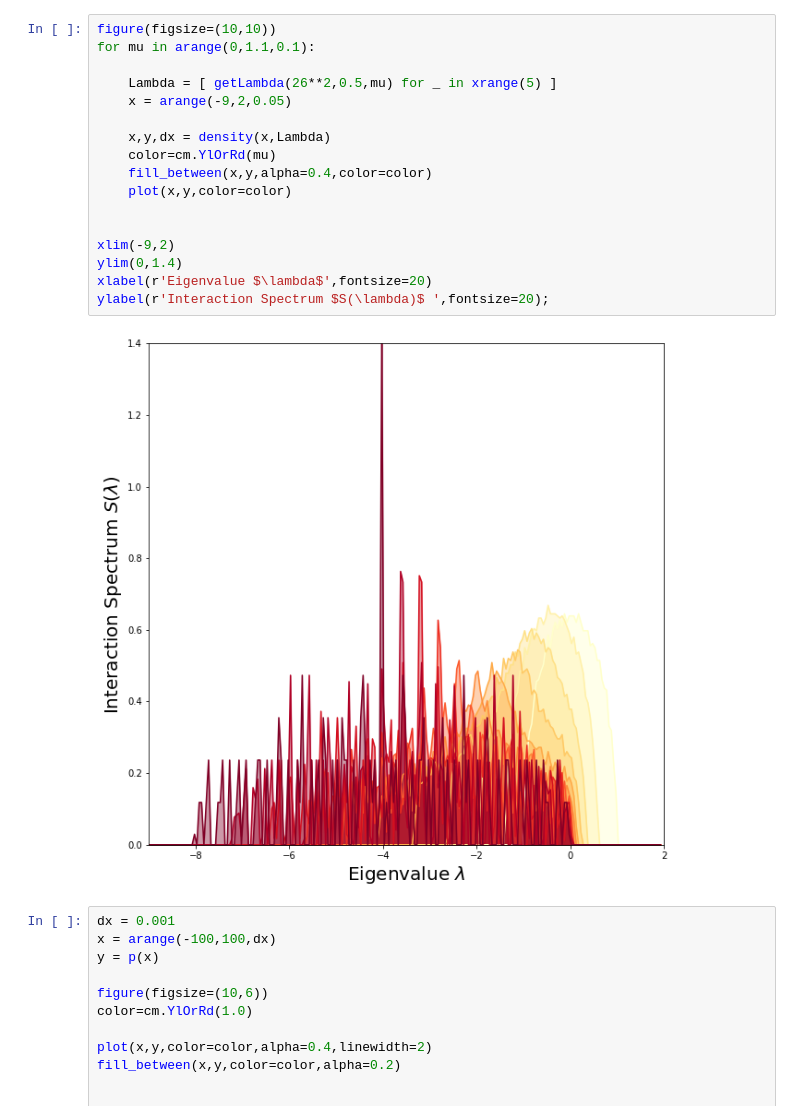
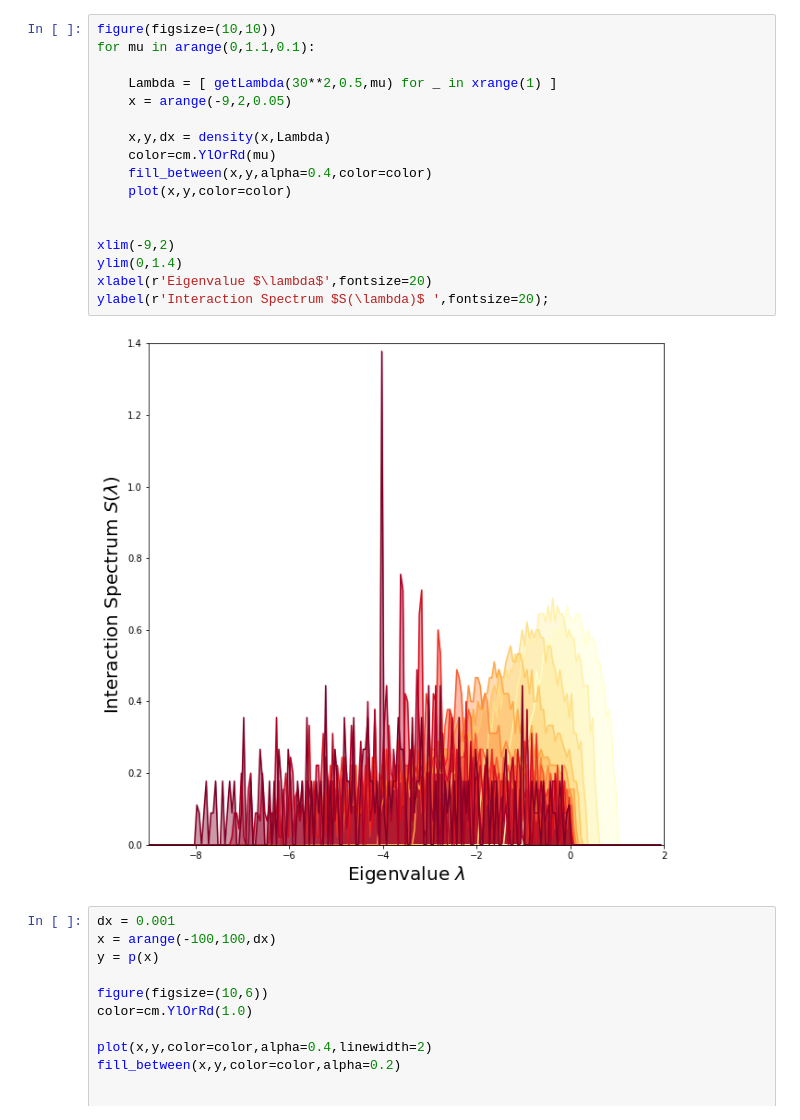
Before and after one commit to gszep/Equlibrium-and-Dynamics-of-the-Spherical-Model, a Jupyter notebook: figures.ipynb, the cells around one changed output. Drawn from its saved outputs; the diff is of its cells as text.

```diff
--- a/figures.ipynb
+++ b/figures.ipynb
@@ -35,22 +43,22 @@ def density(x,y):
 # %%
 figure(figsize=(10,10))
 for mu in arange(0,1.1,0.1):
 
-    Lambda = [ getLambda(26**2,0.5,mu) for _ in xrange(5) ]
+    Lambda = [ getLambda(30**2,0.5,mu) for _ in xrange(1) ]
     x = arange(-9,2,0.05)
 
     x,y,dx = density(x,Lambda)
     color=cm.YlOrRd(mu)
     fill_between(x,y,alpha=0.4,color=color)
     plot(x,y,color=color)
 
 
 xlim(-9,2)
 ylim(0,1.4)
 xlabel(r'Eigenvalue $\lambda$',fontsize=20)
 ylabel(r'Interaction Spectrum $S(\lambda)$ ',fontsize=20);
 # %% [output]
-[figure, old version]
+[figure, new version]
 # %%
 dx = 0.001
 x = arange(-100,100,dx)
```
Also changed, not shown: parts of 2 cells of this notebook, 9 other files.
